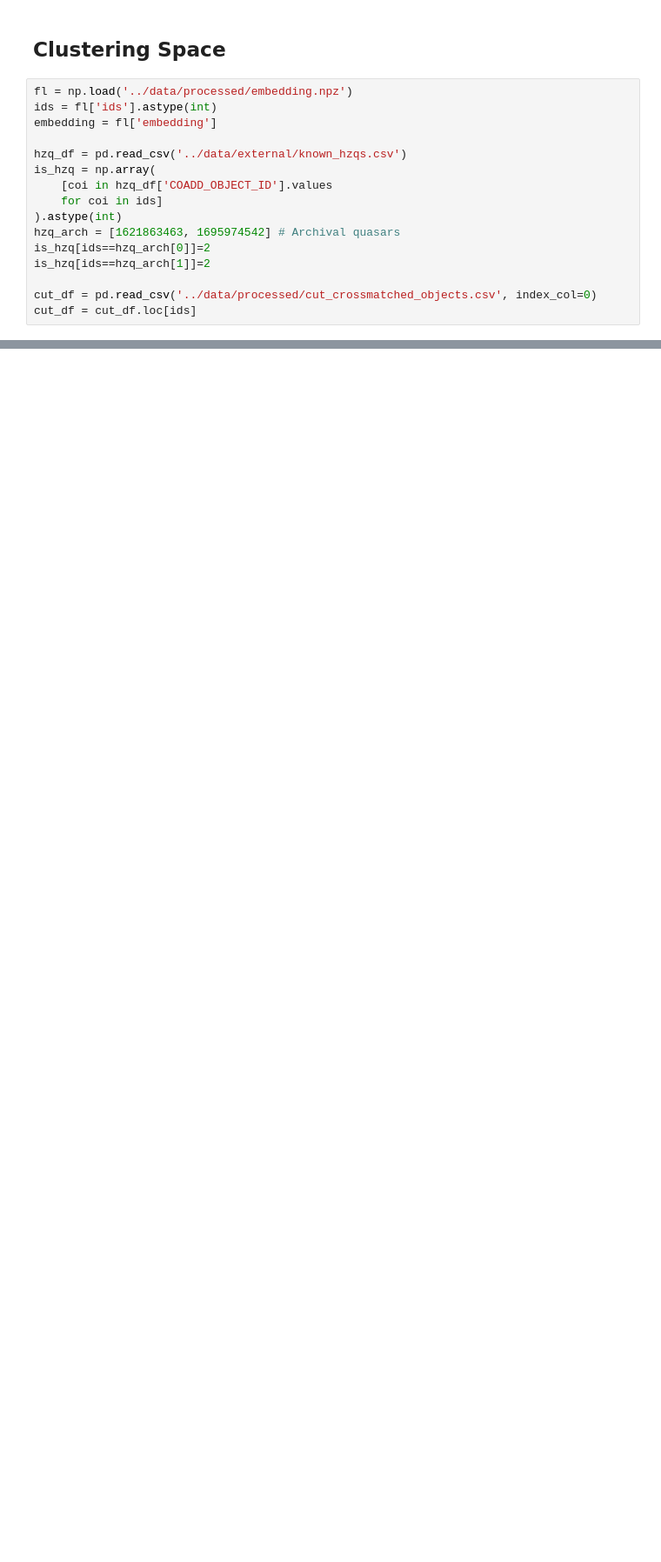
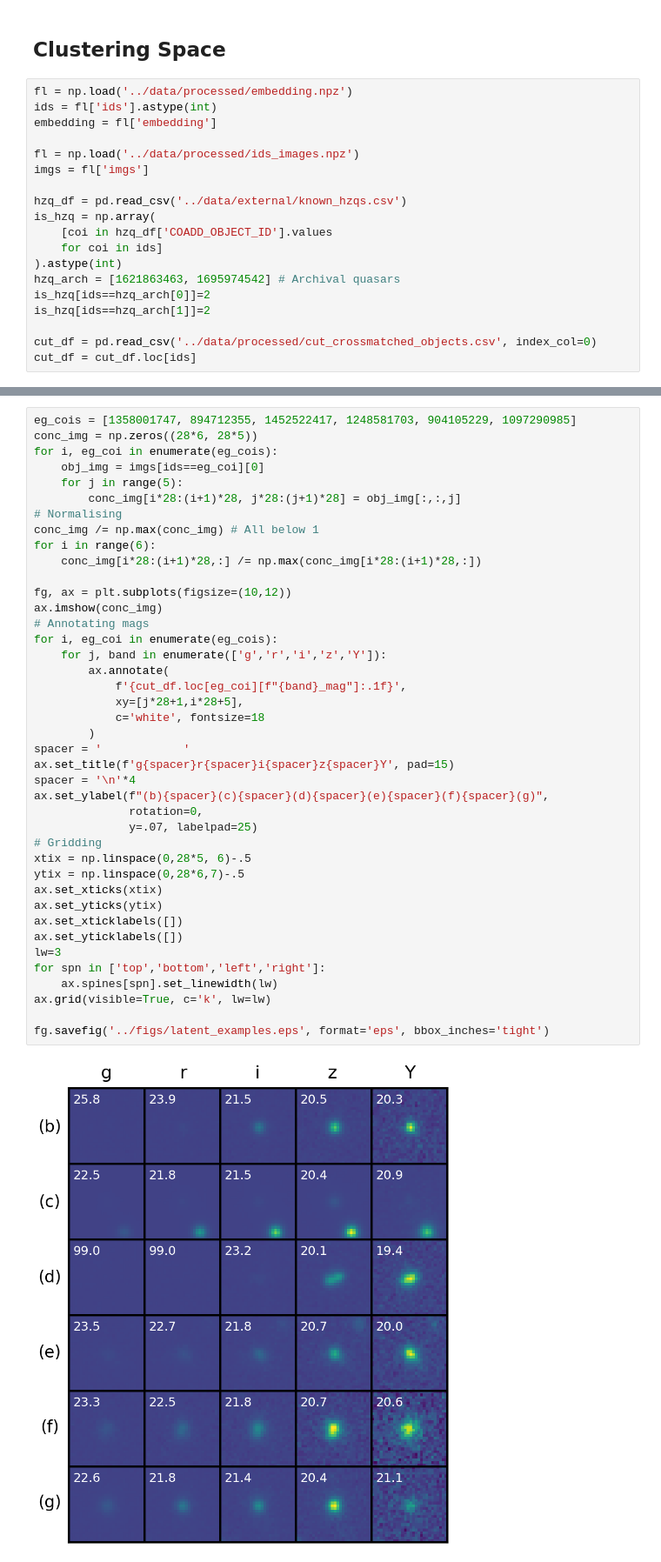
Before and after one commit to xbyrne/glq_mpia, a Jupyter notebook: notebooks/_figures_for_paper.ipynb, the cells around one changed output, grey strips where cells are left out. Shown at 87% size. Cells and saved outputs as stored; diff of their text form; blank space fills up the shorter version.

```diff
--- a/notebooks/_figures_for_paper.ipynb
+++ b/notebooks/_figures_for_paper.ipynb
@@ -124,6 +132,9 @@ ax.legend(handles=legend_elements, loc='lower right')
 fl = np.load('../data/processed/embedding.npz')
 ids = fl['ids'].astype(int)
 embedding = fl['embedding']
+
+fl = np.load('../data/processed/ids_images.npz')
+imgs = fl['imgs']
 
 hzq_df = pd.read_csv('../data/external/known_hzqs.csv')
 is_hzq = np.array(
@@ -200,0 +240,43 @@ $z>5.6$ Quasars""",
+# %%
+eg_cois = [1358001747, 894712355, 1452522417, 1248581703, 904105229, 1097290985]
+conc_img = np.zeros((28*6, 28*5))
+for i, eg_coi in enumerate(eg_cois):
+    obj_img = imgs[ids==eg_coi][0]
+    for j in range(5):
+        conc_img[i*28:(i+1)*28, j*28:(j+1)*28] = obj_img[:,:,j]
+# Normalising
+conc_img /= np.max(conc_img) # All below 1
+for i in range(6):
+    conc_img[i*28:(i+1)*28,:] /= np.max(conc_img[i*28:(i+1)*28,:])
+
+fg, ax = plt.subplots(figsize=(10,12))
+ax.imshow(conc_img)
+# Annotating mags
+for i, eg_coi in enumerate(eg_cois):
+    for j, band in enumerate(['g','r','i','z','Y']):
+        ax.annotate(
+            f'{cut_df.loc[eg_coi][f"{band}_mag"]:.1f}',
+            xy=[j*28+1,i*28+5],
+            c='white', fontsize=18
+        )
+spacer = '            '
+ax.set_title(f'g{spacer}r{spacer}i{spacer}z{spacer}Y', pad=15)
+spacer = '\n'*4
+ax.set_ylabel(f"(b){spacer}(c){spacer}(d){spacer}(e){spacer}(f){spacer}(g)",
+              rotation=0,
+              y=.07, labelpad=25)
+# Gridding
+xtix = np.linspace(0,28*5, 6)-.5
+ytix = np.linspace(0,28*6,7)-.5
+ax.set_xticks(xtix)
+ax.set_yticks(ytix)
+ax.set_xticklabels([])
+ax.set_yticklabels([])
+lw=3
+for spn in ['top','bottom','left','right']:
+    ax.spines[spn].set_linewidth(lw)
+ax.grid(visible=True, c='k', lw=lw)
+
+fg.savefig('../figs/latent_examples.eps', format='eps', bbox_inches='tight')
+# %% [output]
+[figure, added]
```
Also changed, not shown: parts of 11 cells of this notebook, 25 other files.
